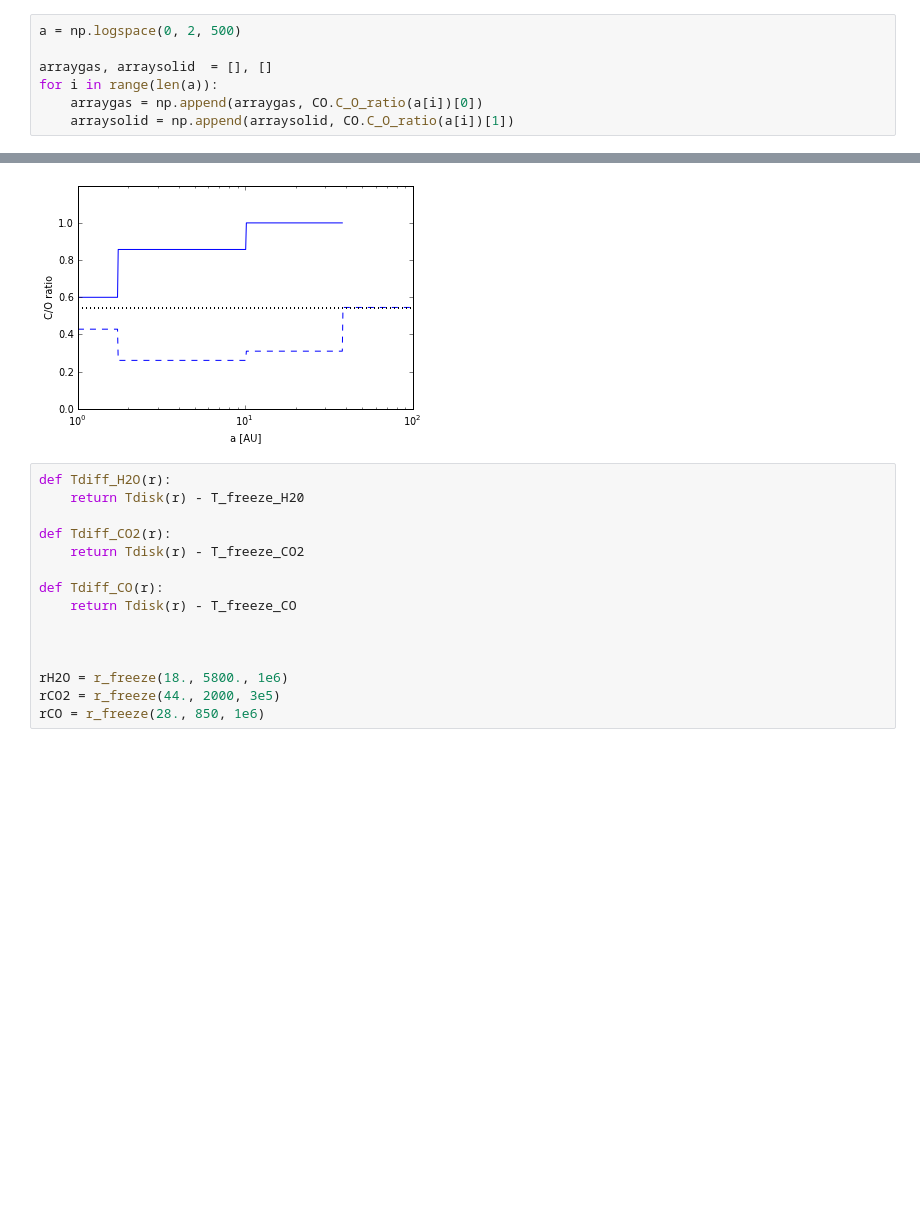
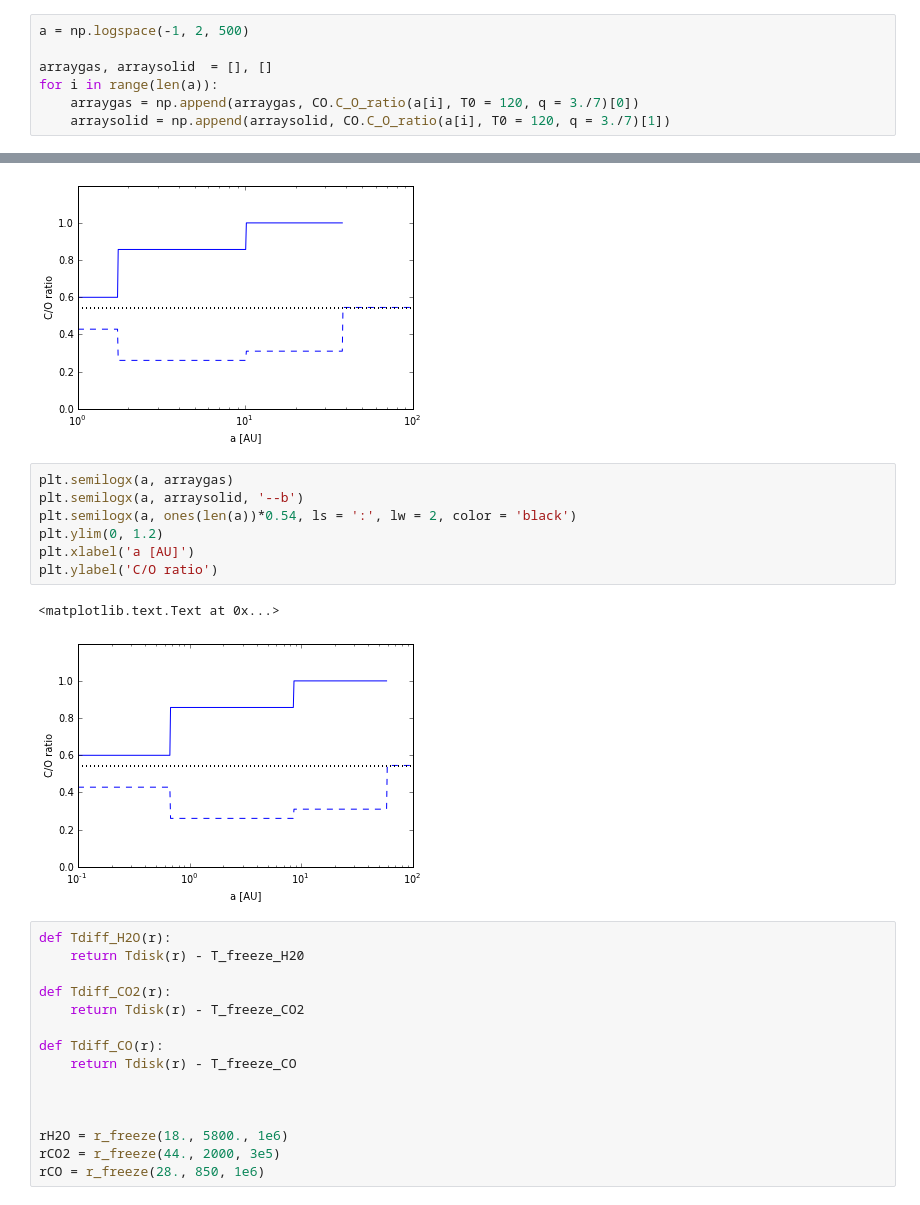
Before and after one commit to apiso/Thesis, a Jupyter notebook: python/CO_plots_new-Copy2.ipynb, the cells around one changed output, grey strips where cells are left out. Cells and saved outputs as stored; diff of their text form; blank space fills up the shorter version.

```diff
--- a/python/CO_plots_new-Copy2.ipynb
+++ b/python/CO_plots_new-Copy2.ipynb
@@ -10,12 +10,12 @@ from drift_timescales import tr, Tdisk, ts, lambdamfp, cdisk, tdes, rf, r_freeze
 from scipy.optimize import brentq
 from utils.constants import cmperau
 # %%
-a = np.logspace(0, 2, 500)
+a = np.logspace(-1, 2, 500)
 
 arraygas, arraysolid  = [], []
 for i in range(len(a)):
-    arraygas = np.append(arraygas, CO.C_O_ratio(a[i])[0])
-    arraysolid = np.append(arraysolid, CO.C_O_ratio(a[i])[1])
+    arraygas = np.append(arraygas, CO.C_O_ratio(a[i], T0 = 120, q = 3./7)[0])
+    arraysolid = np.append(arraysolid, CO.C_O_ratio(a[i], T0 = 120, q = 3./7)[1])
 # %%
 plt.semilogx(a, arraygas)
 plt.semilogx(a, arraysolid, '--b')
@@ -27,6 +27,16 @@ plt.ylabel('C/O ratio')
 # %% [output]
 <matplotlib.text.Text at 0x...>
 [figure]
+# %%
+plt.semilogx(a, arraygas)
+plt.semilogx(a, arraysolid, '--b')
+plt.semilogx(a, ones(len(a))*0.54, ls = ':', lw = 2, color = 'black')
+plt.ylim(0, 1.2)
+plt.xlabel('a [AU]')
+plt.ylabel('C/O ratio')
+# %% [output]
+<matplotlib.text.Text at 0x...>
+[figure, added]
 # %%
 def Tdiff_H2O(r):
     return Tdisk(r) - T_freeze_H20
```
Also changed, not shown: 7 other files.
